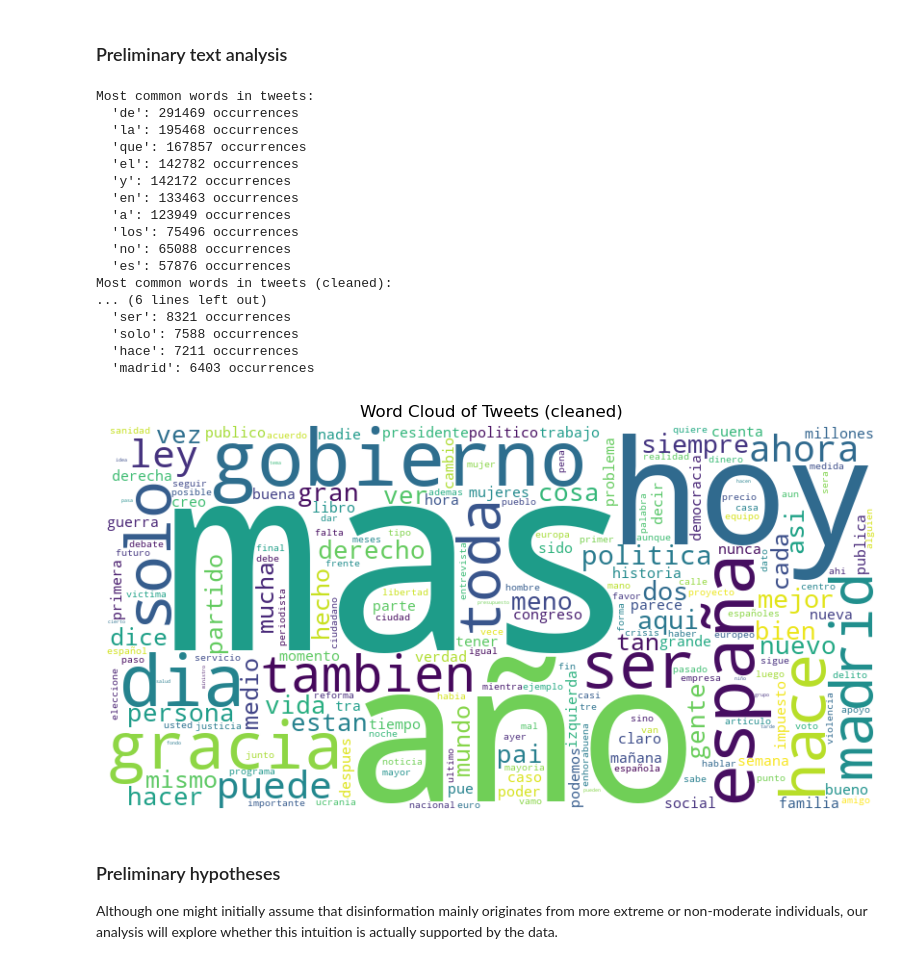
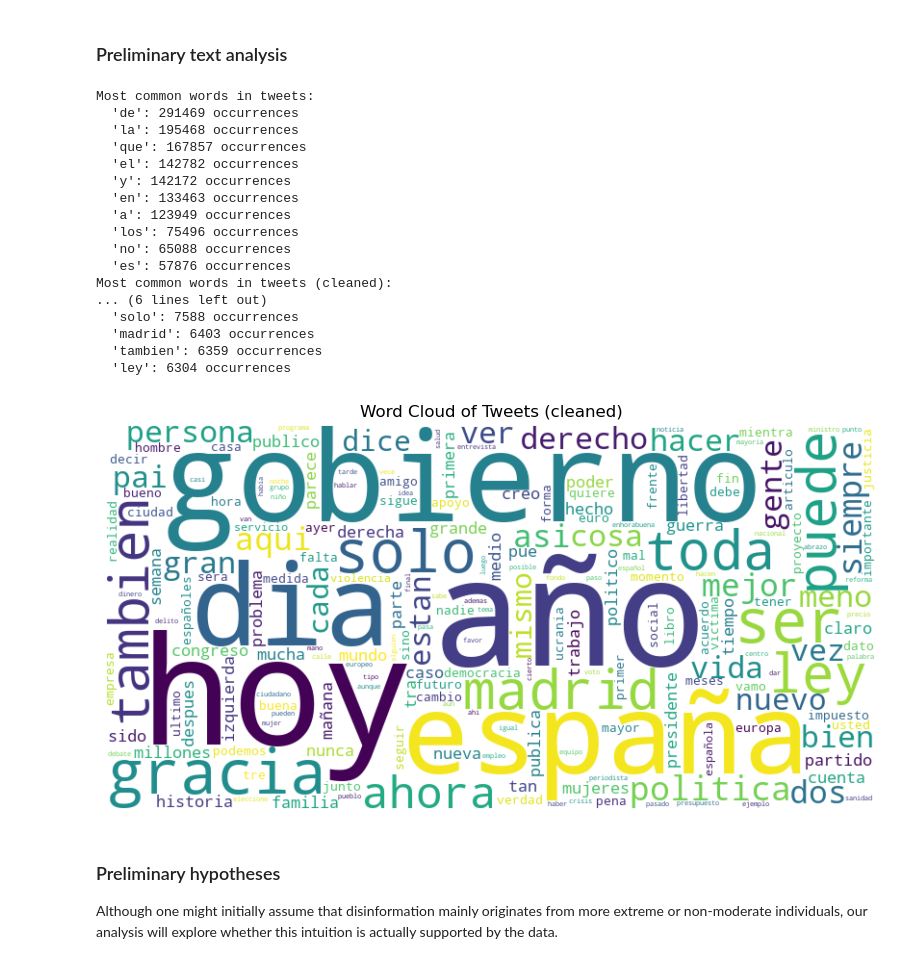
Before and after one commit to r-agus/project_x, a Jupyter notebook: main.ipynb, the cells around one changed output. Cells and saved outputs as stored; diff of their text form; code cells hidden in the pictures.

```diff
--- a/main.ipynb
+++ b/main.ipynb
@@ -133,7 +133,7 @@ tokens = preserve_letters(all_text.lower(), ['ñ', 'Ñ'])
 words = re.findall(r"(?<!\S)[A-Za-z]\w*", tokens, flags=re.UNICODE)
 # Get Spanish stopwords from nltk
 spanish_sw = set(sw.words('spanish'))
-extras = {'rt', 'https', 'http', 'jaja', 'jajaja', 'jajajaja', 'jajajajaja'}
+extras = {'rt', 'https', 'http', 'jaja', 'jajaja', 'jajajaja', 'jajajajaja', 'mas', 'hace'}
 stopwords = spanish_sw.union(extras)
 
 clean_words = [w for w in words if len(w) > 2 and w not in stopwords]
@@ -158,36 +158,36 @@ clean_text = ' '.join(clean_words)
 
 wordcloud = WordCloud(
     width=800,
     height=400,
     background_color='white',
     stopwords=wc_stopwords,
     collocations=False  # avoid duplicated bigrams like "new york"
 ).generate(clean_text)
 
 plt.figure(figsize=(10, 5))
 plt.imshow(wordcloud, interpolation='bilinear')
 plt.axis('off')
 plt.title('Word Cloud of Tweets (cleaned)')
 plt.show()
 # %% [output]
 Most common words in tweets:
   'de': 291469 occurrences
   'la': 195468 occurrences
   'que': 167857 occurrences
   'el': 142782 occurrences
   'y': 142172 occurrences
   'en': 133463 occurrences
   'a': 123949 occurrences
   'los': 75496 occurrences
   'no': 65088 occurrences
   'es': 57876 occurrences
 Most common words in tweets (cleaned):
 ... (6 lines left out)
-  'ser': 8321 occurrences
   'solo': 7588 occurrences
-  'hace': 7211 occurrences
   'madrid': 6403 occurrences
+  'tambien': 6359 occurrences
+  'ley': 6304 occurrences
-[figure, old version]
+[figure, new version]
 # %% [markdown]
 ### Preliminary hypotheses
 
```
